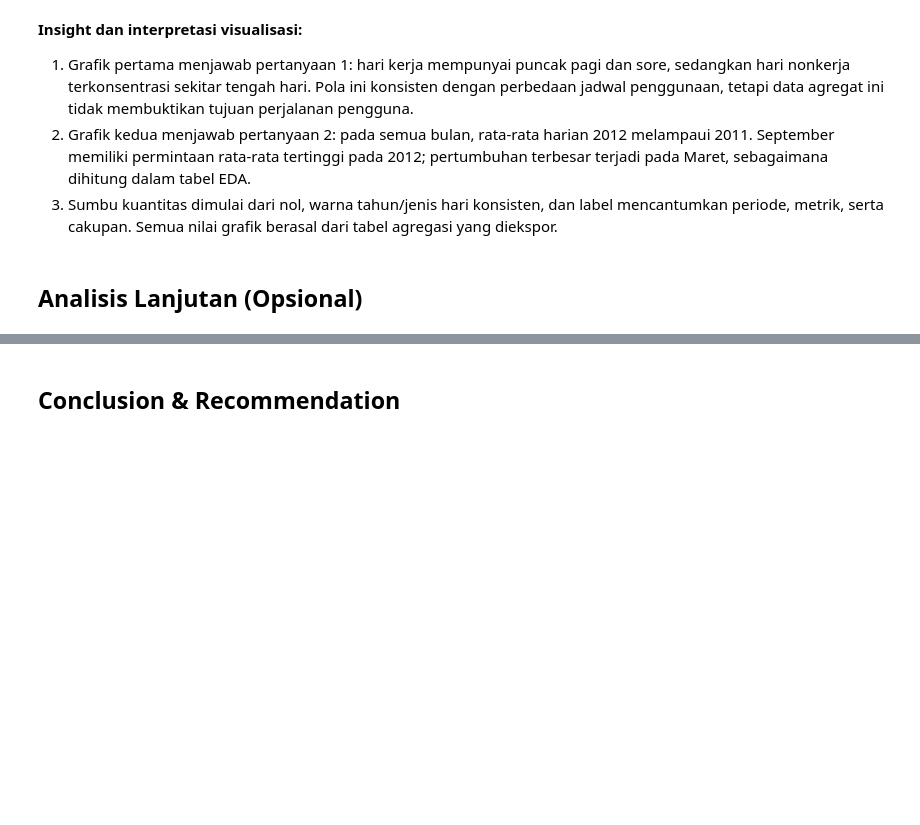
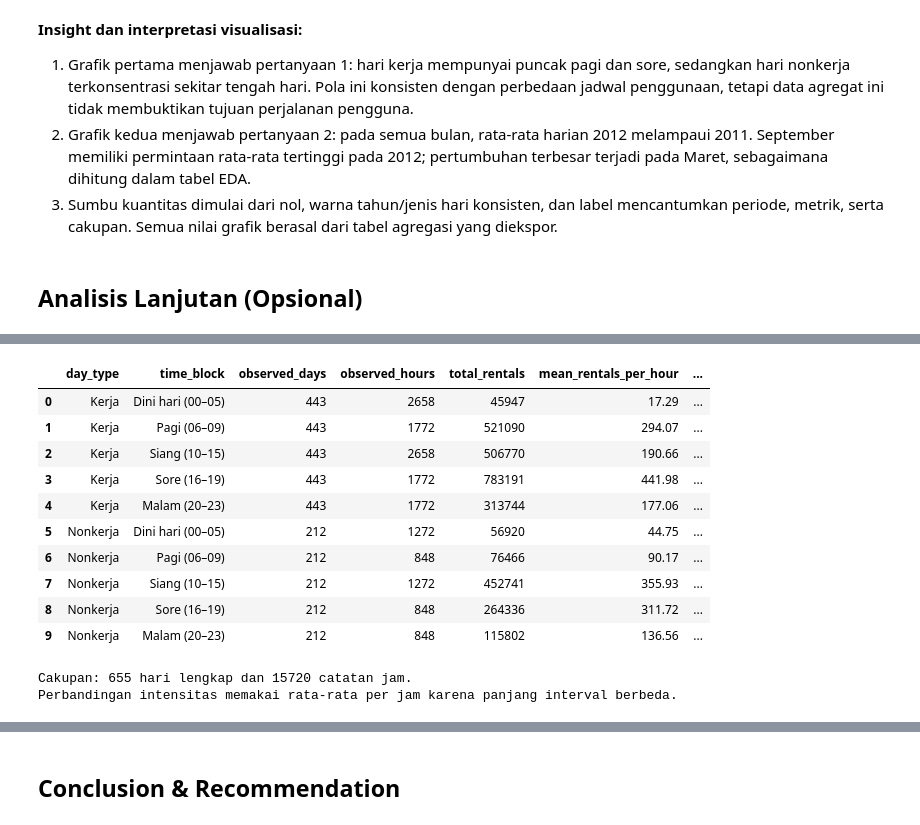
Before and after one commit to tatavvaka/Bike-Sharing-Analysis, a Jupyter notebook: notebook.ipynb, the cells around one changed output, grey strips where cells are left out. Cells and saved outputs as stored; diff of their text form; code cells hidden in the pictures; blank space fills up the shorter version.

```diff
--- a/notebook.ipynb
+++ b/notebook.ipynb
@@ -537,0 +558,47 @@ Analisis lanjutan dijadwalkan pada tahap 6. Untuk dataset ini dapat digunakan pe
+# %%
+# A. Manual grouping: lima interval waktu yang tetap untuk kedua jenis hari.
+# Gunakan subset hari lengkap yang sudah diverifikasi pada cleaning.
+time_labels = ['Dini hari (00–05)', 'Pagi (06–09)', 'Siang (10–15)',
+               'Sore (16–19)', 'Malam (20–23)']
+time_edges = [0, 6, 10, 16, 20, 24]
+hour_segmented = hour_analysis.copy()
+hour_segmented['time_block'] = pd.cut(
+    hour_segmented['hr'], bins=time_edges, labels=time_labels,
+    right=False, ordered=True
+)
+
+time_block_summary = (
+    hour_segmented.groupby(['day_type', 'time_block'], observed=True)
+    .agg(observed_days=('dteday', 'nunique'), observed_hours=('cnt', 'size'),
+         total_rentals=('cnt', 'sum'), mean_rentals_per_hour=('cnt', 'mean'),
+         median_rentals_per_hour=('cnt', 'median'),
+         casual_rentals=('casual', 'sum'), registered_rentals=('registered', 'sum'))
+    .reset_index()
+)
+# Pangsa penyewaan memakai total penyewaan pada jenis hari yang sama.
+time_block_summary['rental_share_pct'] = (
+    time_block_summary['total_rentals']
+    / time_block_summary.groupby('day_type', observed=True)['total_rentals'].transform('sum') * 100
+)
+# Pangsa registered adalah pangsa kejadian sewa, bukan jumlah orang unik.
+time_block_summary['registered_share_pct'] = (
+    time_block_summary['registered_rentals'] / time_block_summary['total_rentals'] * 100
+)
+display(time_block_summary.round(2))
+print('Cakupan:', hour_segmented['dteday'].nunique(), 'hari lengkap dan',
+      len(hour_segmented), 'catatan jam.')
+print('Perbandingan intensitas memakai rata-rata per jam karena panjang interval berbeda.')
+# %% [output]
+|  | day_type | time_block | observed_days | observed_hours | total_rentals | mean_rentals_per_hour | ... |
+| 0 | Kerja | Dini hari (00–05) | 443 | 2658 | 45947 | 17.29 | ... |
+| 1 | Kerja | Pagi (06–09) | 443 | 1772 | 521090 | 294.07 | ... |
+| 2 | Kerja | Siang (10–15) | 443 | 2658 | 506770 | 190.66 | ... |
+| 3 | Kerja | Sore (16–19) | 443 | 1772 | 783191 | 441.98 | ... |
+| 4 | Kerja | Malam (20–23) | 443 | 1772 | 313744 | 177.06 | ... |
+| 5 | Nonkerja | Dini hari (00–05) | 212 | 1272 | 56920 | 44.75 | ... |
+| 6 | Nonkerja | Pagi (06–09) | 212 | 848 | 76466 | 90.17 | ... |
+| 7 | Nonkerja | Siang (10–15) | 212 | 1272 | 452741 | 355.93 | ... |
+| 8 | Nonkerja | Sore (16–19) | 212 | 848 | 264336 | 311.72 | ... |
+| 9 | Nonkerja | Malam (20–23) | 212 | 848 | 115802 | 136.56 | ... |
+Cakupan: 655 hari lengkap dan 15720 catatan jam.
+Perbandingan intensitas memakai rata-rata per jam karena panjang interval berbeda.
```
Also changed, not shown: parts of 11 cells of this notebook, 12 other files.
